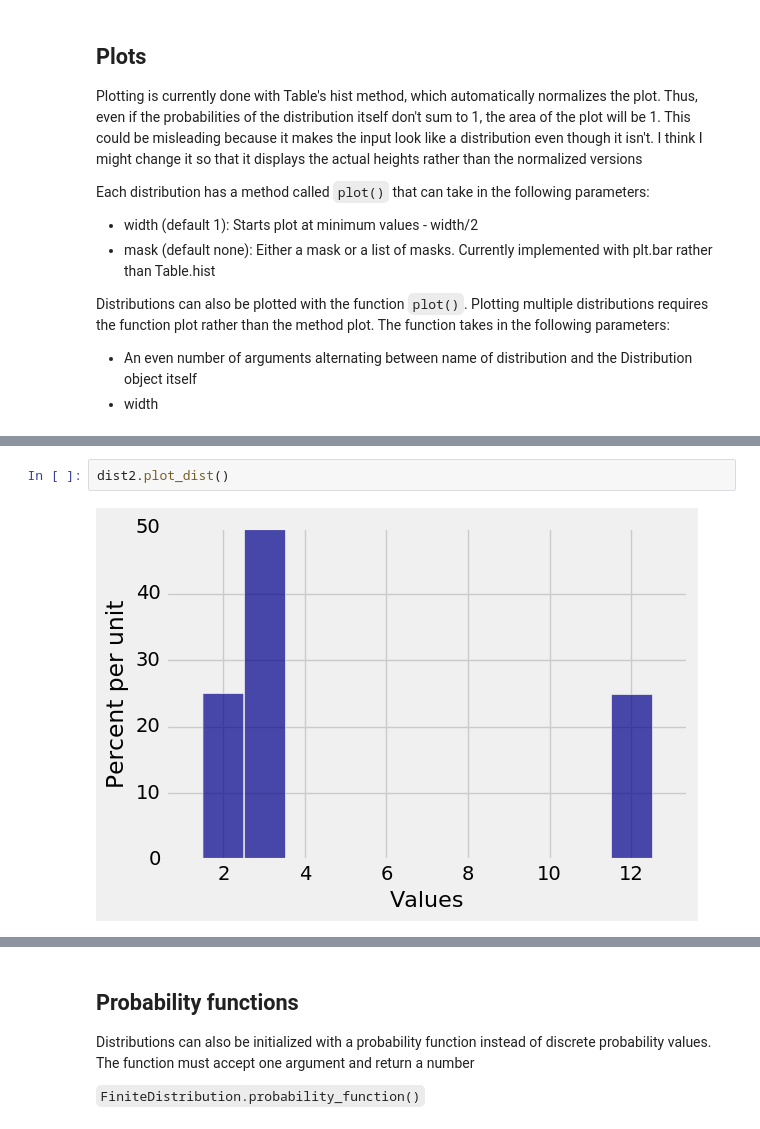
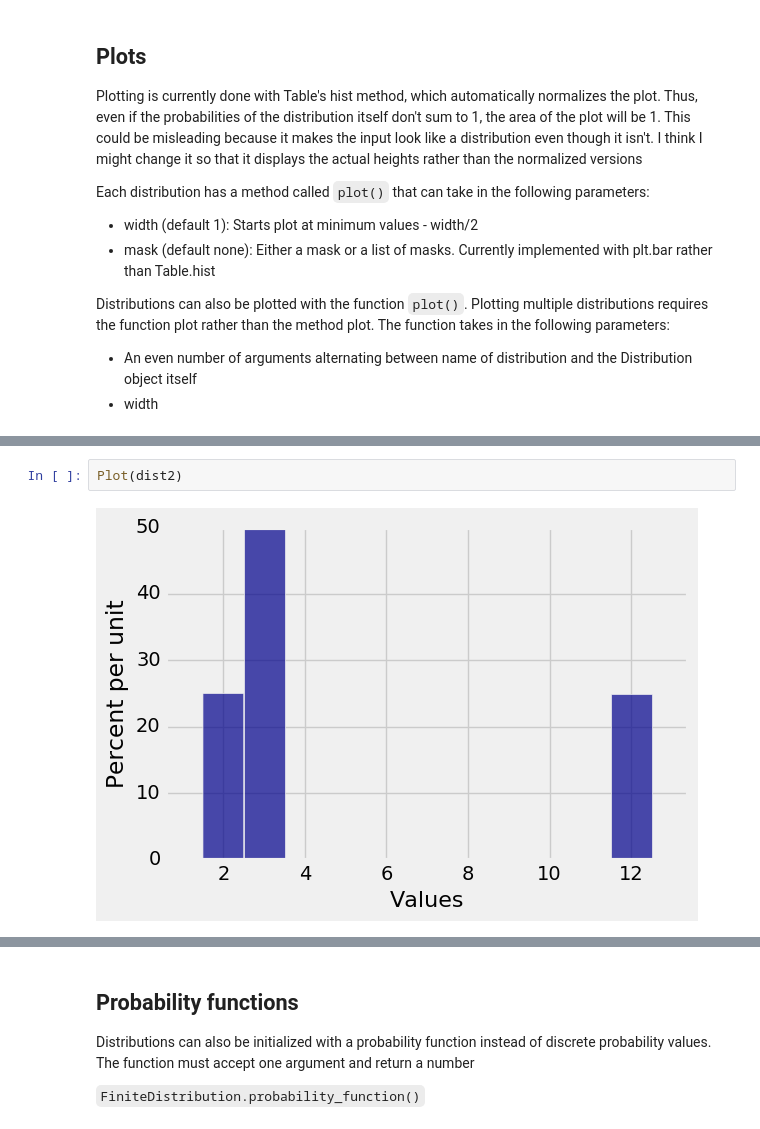
Before and after one commit to prob140/prob140, a Jupyter notebook: Examples.ipynb, the cells around one changed output, grey strips where cells are left out. Drawn from its saved outputs; the diff is of its cells as text.

```diff
--- a/Examples.ipynb
+++ b/Examples.ipynb
@@ -49,5 +49,5 @@ plots.show()
-# %%
-dist2.plot_dist()
-# %% [output]
-[figure, removed]
+# %%
+Plot(dist2)
+# %% [output]
+[figure, added]
 # %%
```
Also changed, not shown: parts of 35 cells of this notebook, 11 other files.
